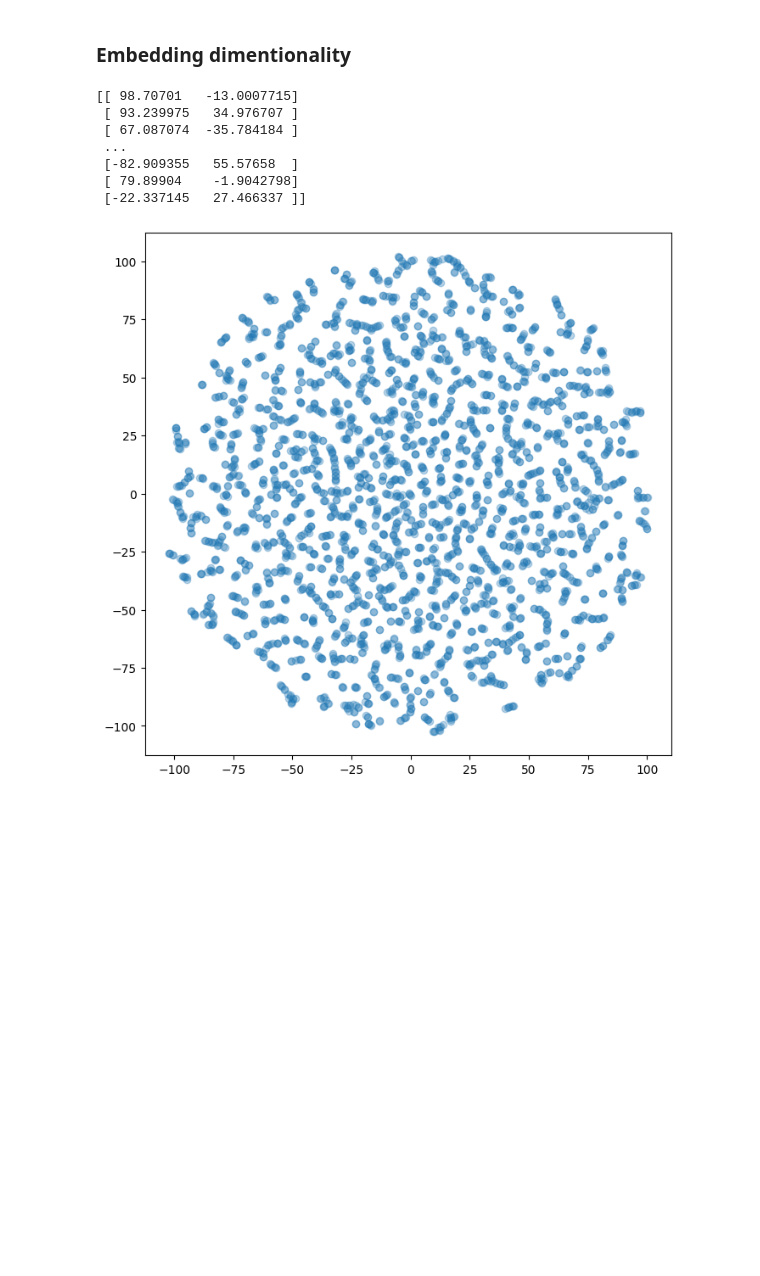
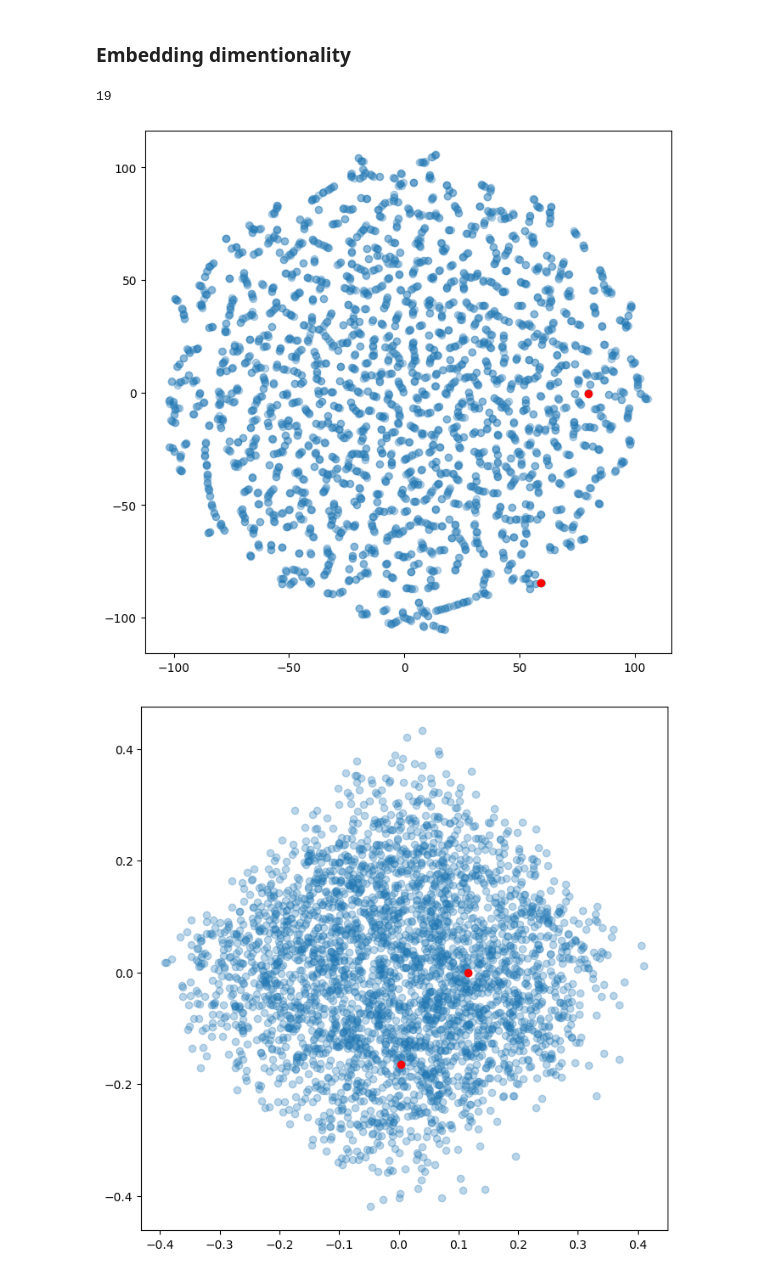
Before and after one commit to FreedomSlow/nlp_for_dummies, a Jupyter notebook: word2vec.ipynb, the cells around one changed output. Cells and saved outputs as stored; diff of their text form; code cells hidden in the pictures; blank space fills up the shorter version.

```diff
--- a/word2vec.ipynb
+++ b/word2vec.ipynb
@@ -117,25 +127,41 @@ torch.Size([1, 5, 10000])
 model_4 = Word2Vec(sentences=data_clean, vector_size=4, window=3, min_count=1, workers=4, sg=1)
 model_20 = Word2Vec(sentences=data, vector_size=20, window=3, min_count=1, workers=4, sg=1)
 model_100 = Word2Vec(sentences=data, vector_size=100, window=3, min_count=1, workers=4, sg=1)
+# %%
+model_4.wv.key_to_index["man"]
+# %% [output]
+19
 # %%
 from sklearn.manifold import TSNE
+from sklearn.decomposition import PCA
 
-def plot_tsne(X):
+def plot_tsne(wv):
+    X = wv.vectors
+    man_idx, king_idx = model_4.wv.key_to_index["man"], model_4.wv.key_to_index["king"]
     X_tr = TSNE(n_components=2, learning_rate='auto',
                   init='random', perplexity=3).fit_transform(X)
-    print(X_tr)
     plt.figure(figsize=(8, 8))
     plt.scatter(X_tr[:, 0], X_tr[:, 1], alpha=0.3)
+    plt.scatter(X_tr[man_idx, 0], X_tr[man_idx, 1], color="red")
+    plt.scatter(X_tr[king_idx, 0], X_tr[king_idx, 1], color="red")
     plt.show()
 
-plot_tsne(model_4.wv.vectors)
+def plot_pca(wv):
+    X = wv.vectors
+    man_idx, king_idx = model_4.wv.key_to_index["man"], model_4.wv.key_to_index["king"]
+    pca = PCA(2)
+    X_tr = pca.fit_transform(X)
+    plt.figure(figsize=(8, 8))
+    plt.scatter(X_tr[:, 0], X_tr[:, 1], alpha=0.3)
+    plt.scatter(X_tr[man_idx, 0], X_tr[man_idx, 1], color="red")
+    plt.scatter(X_tr[king_idx, 0], X_tr[king_idx, 1], color="red")
+    plt.show()
+
+
+
+plot_tsne(model_4.wv)
+plot_pca(model_4.wv)
 # %% [output]
-[[ 98.70701   -13.0007715]
- [ 93.239975   34.976707 ]
- [ 67.087074  -35.784184 ]
- ...
- [-82.909355   55.57658  ]
- [ 79.89904    -1.9042798]
- [-22.337145   27.466337 ]]
-[figure, old version]
+[figure, new version]
+[figure, added]
 # %%
```
Also changed, not shown: parts of 3 cells of this notebook.
